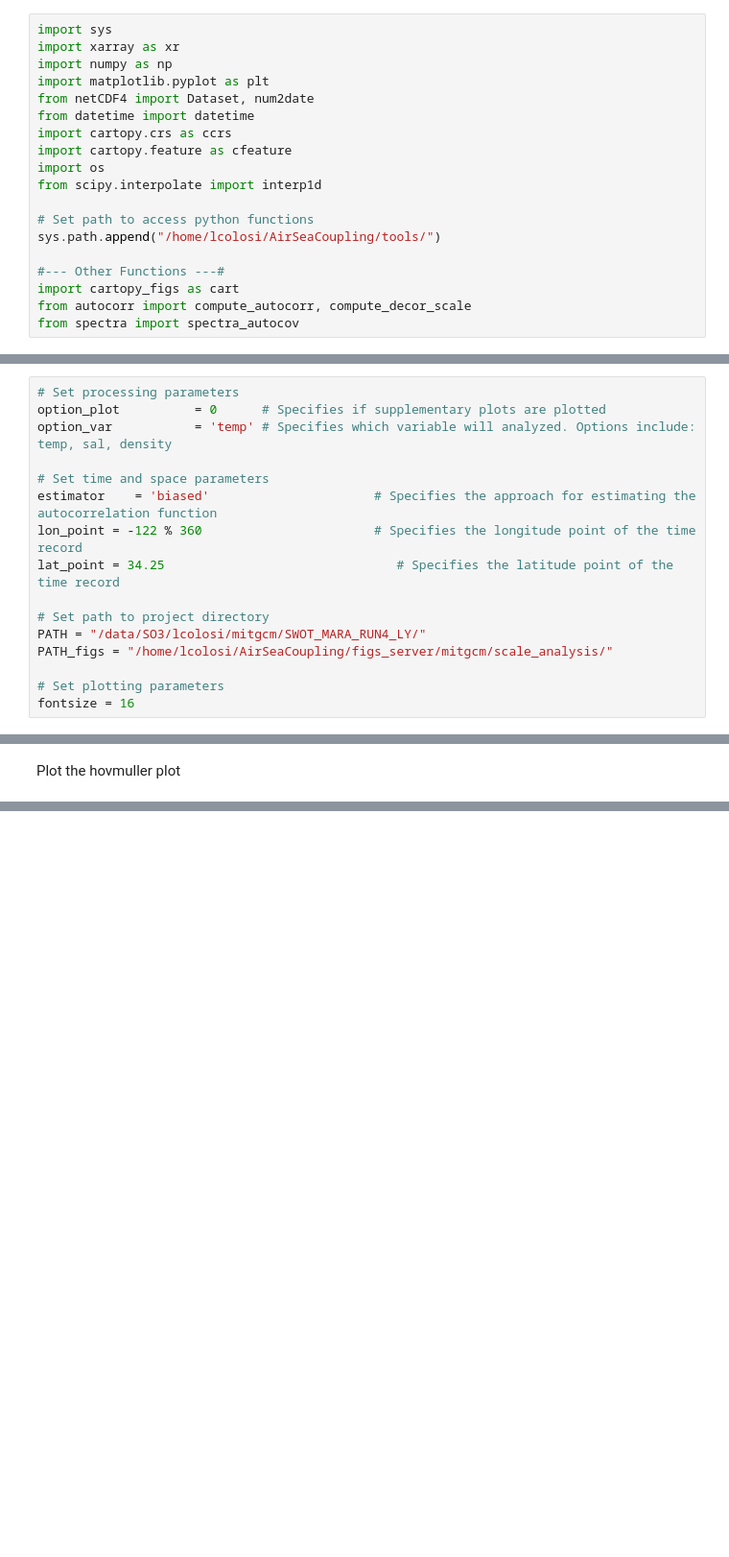
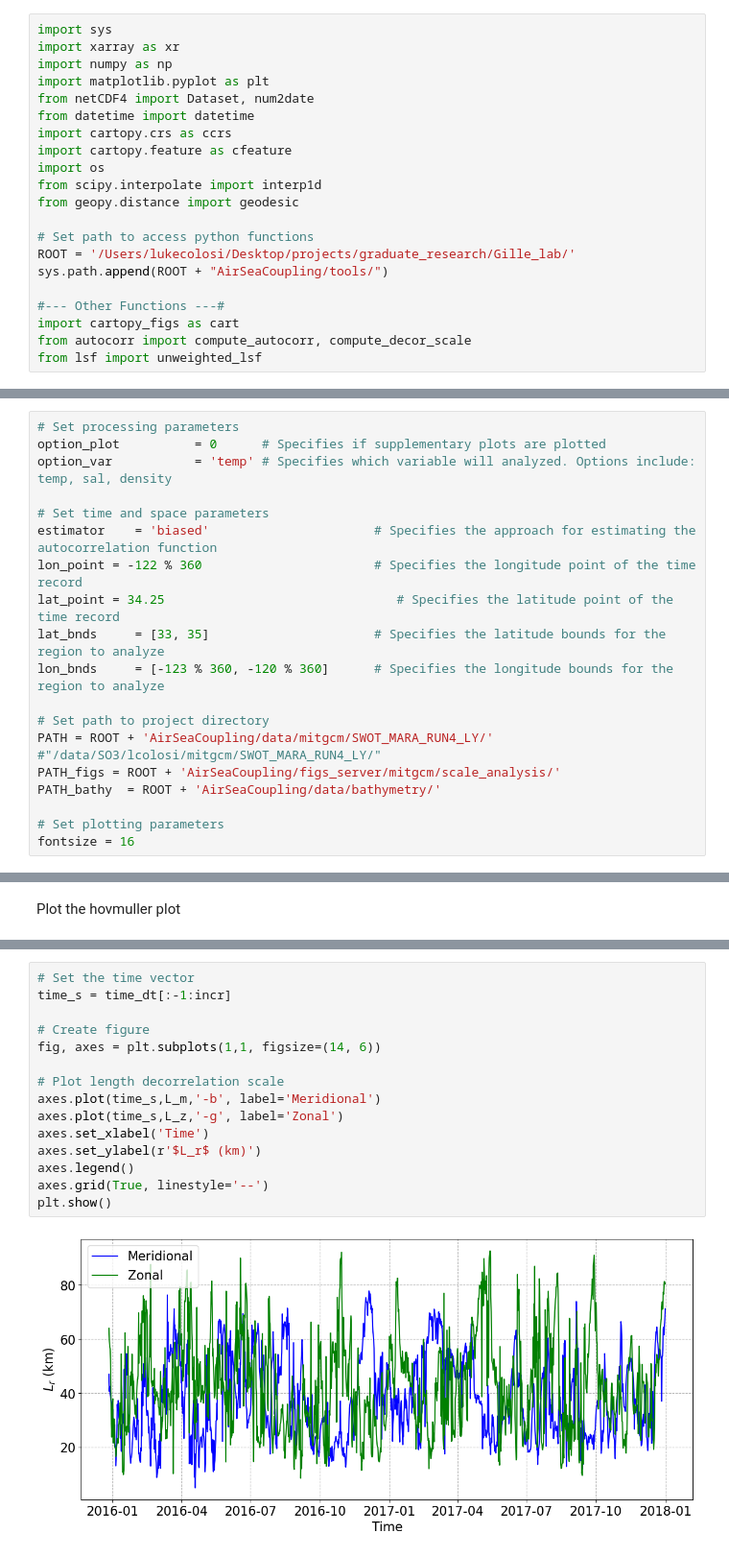
Before and after one commit to lcolosi/AirSeaCoupling, a Jupyter notebook: src/mitgcm/mitgcm_spatial_scale_analysis.ipynb, the cells around one changed output, grey strips where cells are left out. Shown: that part at 96% size. Cells and saved outputs as stored; diff of their text form; blank space fills up the shorter version.

```diff
--- a/src/mitgcm/mitgcm_spatial_scale_analysis.ipynb
+++ b/src/mitgcm/mitgcm_spatial_scale_analysis.ipynb
@@ -21,14 +21,16 @@ import cartopy.crs as ccrs
 import cartopy.feature as cfeature
 import os
 from scipy.interpolate import interp1d
+from geopy.distance import geodesic
 
 # Set path to access python functions
-sys.path.append("/home/lcolosi/AirSeaCoupling/tools/")
+ROOT = '/Users/lukecolosi/Desktop/projects/graduate_research/Gille_lab/'
+sys.path.append(ROOT + "AirSeaCoupling/tools/")
 
 #--- Other Functions ---#
 import cartopy_figs as cart
 from autocorr import compute_autocorr, compute_decor_scale
-from spectra import spectra_autocov
+from lsf import unweighted_lsf
 # %% [markdown]
 Set data analysis parameters
 # %%
@@ -40,10 +42,13 @@ option_var           = 'temp' # Specifies which variable will analyzed. Options
 estimator    = 'biased'                      # Specifies the approach for estimating the autocorrelation function
 lon_point = -122 % 360                       # Specifies the longitude point of the time record
 lat_point = 34.25                               # Specifies the latitude point of the time record
+lat_bnds     = [33, 35]                      # Specifies the latitude bounds for the region to analyze
+lon_bnds     = [-123 % 360, -120 % 360]      # Specifies the longitude bounds for the region to analyze
 
 # Set path to project directory
-PATH = "/data/SO3/lcolosi/mitgcm/SWOT_MARA_RUN4_LY/"
-PATH_figs = "/home/lcolosi/AirSeaCoupling/figs_server/mitgcm/scale_analysis/"
+PATH = ROOT + 'AirSeaCoupling/data/mitgcm/SWOT_MARA_RUN4_LY/' #"/data/SO3/lcolosi/mitgcm/SWOT_MARA_RUN4_LY/"
+PATH_figs = ROOT + 'AirSeaCoupling/figs_server/mitgcm/scale_analysis/'
+PATH_bathy  = ROOT + 'AirSeaCoupling/data/bathymetry/'
 
 # Set plotting parameters
 fontsize = 16
@@ -297,0 +451,17 @@ Plot the spatial domain
+# %%
+# Set the time vector
+time_s = time_dt[:-1:incr]
+
+# Create figure
+fig, axes = plt.subplots(1,1, figsize=(14, 6))
+
+# Plot length decorrelation scale
+axes.plot(time_s,L_m,'-b', label='Meridional')
+axes.plot(time_s,L_z,'-g', label='Zonal')
+axes.set_xlabel('Time')
+axes.set_ylabel(r'$L_r$ (km)')
+axes.legend()
+axes.grid(True, linestyle='--')
+plt.show()
+# %% [output]
+[figure, added]
```
Also changed, not shown: parts of 16 cells of this notebook, 35 other files.
